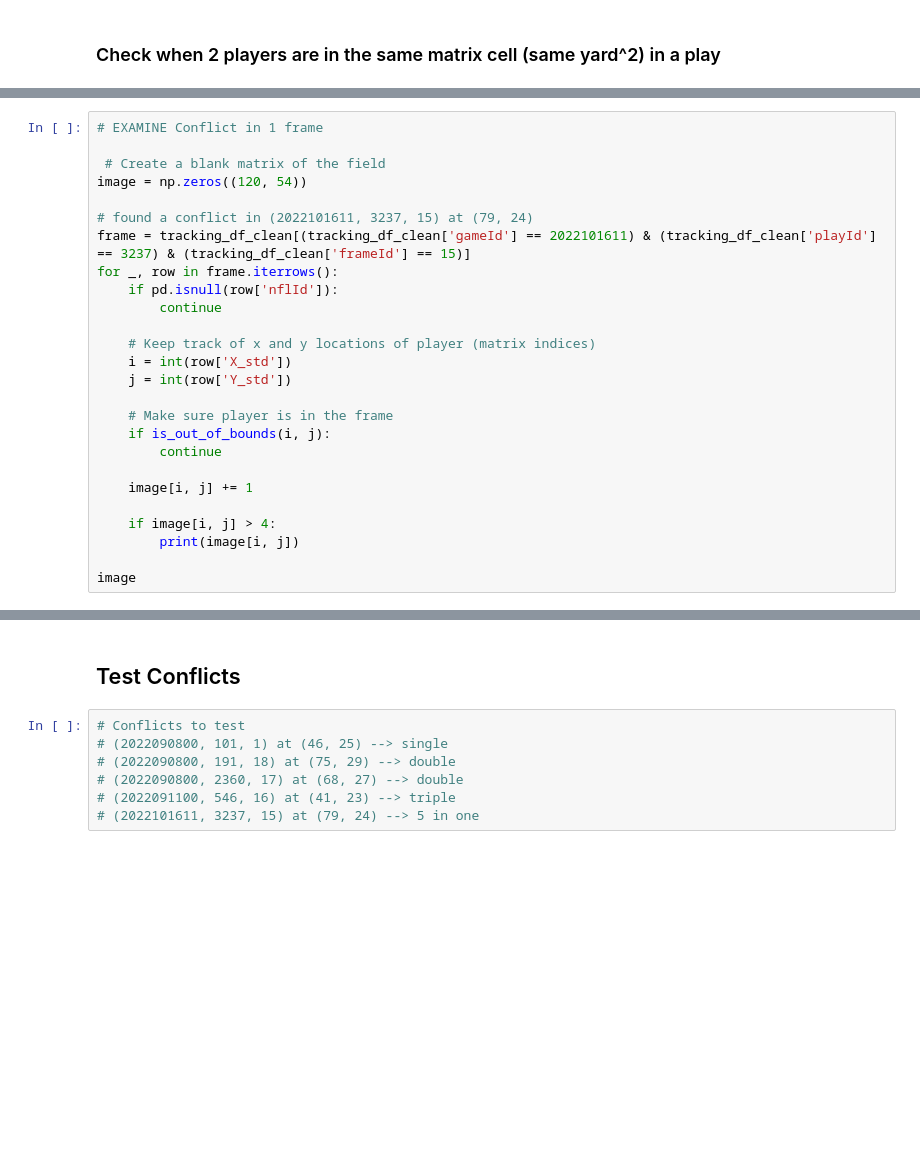
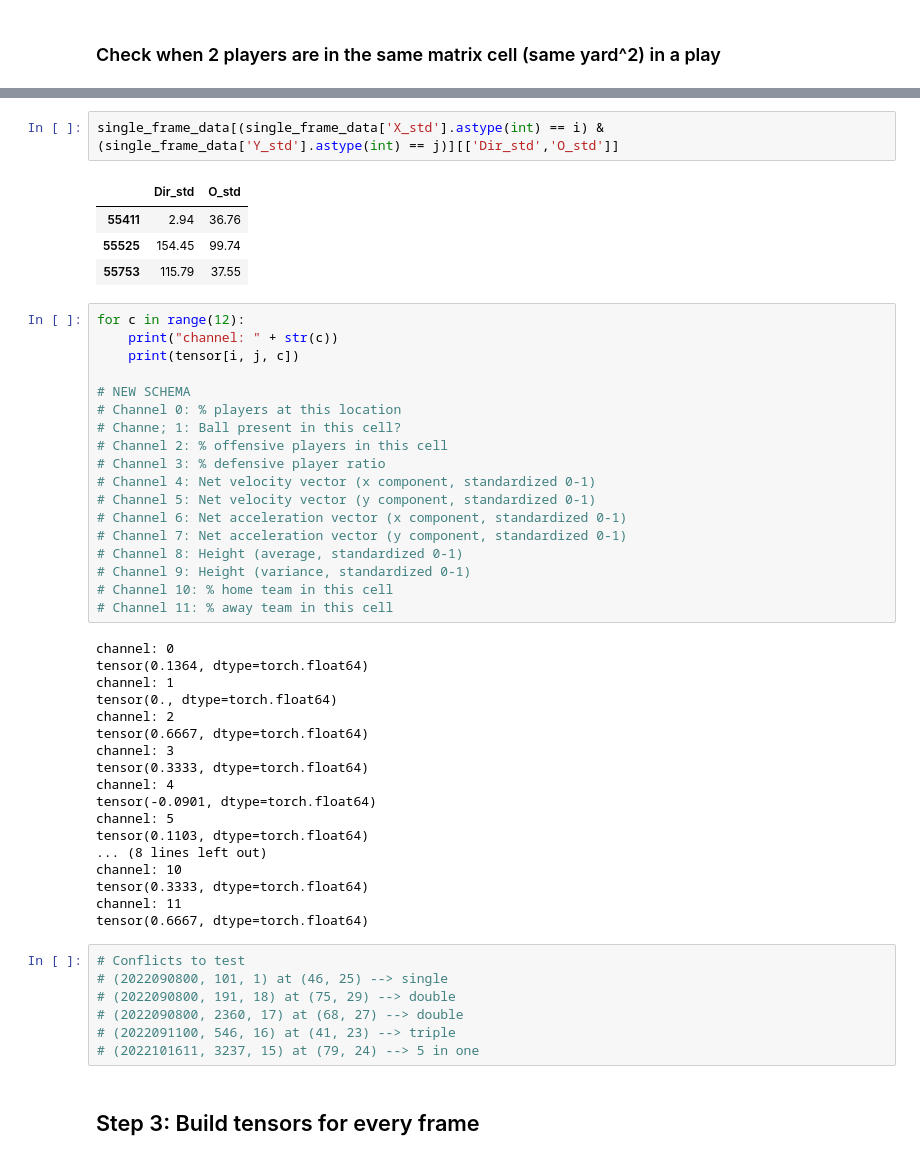
Before and after one commit to Andrew-Koulogeorge/NFL-Big-Data-Bowl, a Jupyter notebook: preprocessing/deep_learning_preprocessing_v3.ipynb, the cells around one changed output, grey strips where cells are left out. Drawn from its saved outputs; the diff is of its cells as text; blank space fills up the shorter version.

```diff
--- a/preprocessing/deep_learning_preprocessing_v3.ipynb
+++ b/preprocessing/deep_learning_preprocessing_v3.ipynb
@@ -833,26 +287,0 @@ NameError: name 'num_conflicts' is not defined
-# %%
-# EXAMINE Conflict in 1 frame
-
- # Create a blank matrix of the field
-image = np.zeros((120, 54))
-
-# found a conflict in (2022101611, 3237, 15) at (79, 24)
-frame = tracking_df_clean[(tracking_df_clean['gameId'] == 2022101611) & (tracking_df_clean['playId'] == 3237) & (tracking_df_clean['frameId'] == 15)]
-for _, row in frame.iterrows():
-    if pd.isnull(row['nflId']):
-        continue
-
-    # Keep track of x and y locations of player (matrix indices)
-    i = int(row['X_std'])
-    j = int(row['Y_std'])
-
-    # Make sure player is in the frame
-    if is_out_of_bounds(i, j):
-        continue
-
-    image[i, j] += 1
-
-    if image[i, j] > 4:
-        print(image[i, j])
-
-image
@@ -868,5 +288,46 @@ array([[0., 0., 0., ..., 0., 0., 0.],
-# %% [markdown]
-## Test Conflicts
+# %%
+single_frame_data[(single_frame_data['X_std'].astype(int) == i) & (single_frame_data['Y_std'].astype(int) == j)][['Dir_std','O_std']]
+# %% [output]
+|  | Dir_std | O_std |
+| 55411 | 2.94 | 36.76 |
+| 55525 | 154.45 | 99.74 |
+| 55753 | 115.79 | 37.55 |
+# %%
+for c in range(12):
+    print("channel: " + str(c))
+    print(tensor[i, j, c])
+
+# NEW SCHEMA
+# Channel 0: % players at this location
+# Channe; 1: Ball present in this cell?
+# Channel 2: % offensive players in this cell
+# Channel 3: % defensive player ratio
+# Channel 4: Net velocity vector (x component, standardized 0-1)
+# Channel 5: Net velocity vector (y component, standardized 0-1)
+# Channel 6: Net acceleration vector (x component, standardized 0-1)
+# Channel 7: Net acceleration vector (y component, standardized 0-1)
+# Channel 8: Height (average, standardized 0-1)
+# Channel 9: Height (variance, standardized 0-1)
+# Channel 10: % home team in this cell
+# Channel 11: % away team in this cell
+# %% [output]
+channel: 0
+tensor(0.1364, dtype=torch.float64)
+channel: 1
+tensor(0., dtype=torch.float64)
+channel: 2
+tensor(0.6667, dtype=torch.float64)
+channel: 3
+tensor(0.3333, dtype=torch.float64)
+channel: 4
+tensor(-0.0901, dtype=torch.float64)
+channel: 5
+tensor(0.1103, dtype=torch.float64)
+... (8 lines left out)
+channel: 10
+tensor(0.3333, dtype=torch.float64)
+channel: 11
+tensor(0.6667, dtype=torch.float64)
 # %%
 # Conflicts to test
 # (2022090800, 101, 1) at (46, 25) --> single
@@ -874,3 +335,5 @@ array([[0., 0., 0., ..., 0., 0., 0.],
 # (2022090800, 2360, 17) at (68, 27) --> double
 # (2022091100, 546, 16) at (41, 23) --> triple
 # (2022101611, 3237, 15) at (79, 24) --> 5 in one
+# %% [markdown]
+## Step 3: Build tensors for every frame
```
Also changed, not shown: parts of 18 cells of this notebook, 2 other files.
